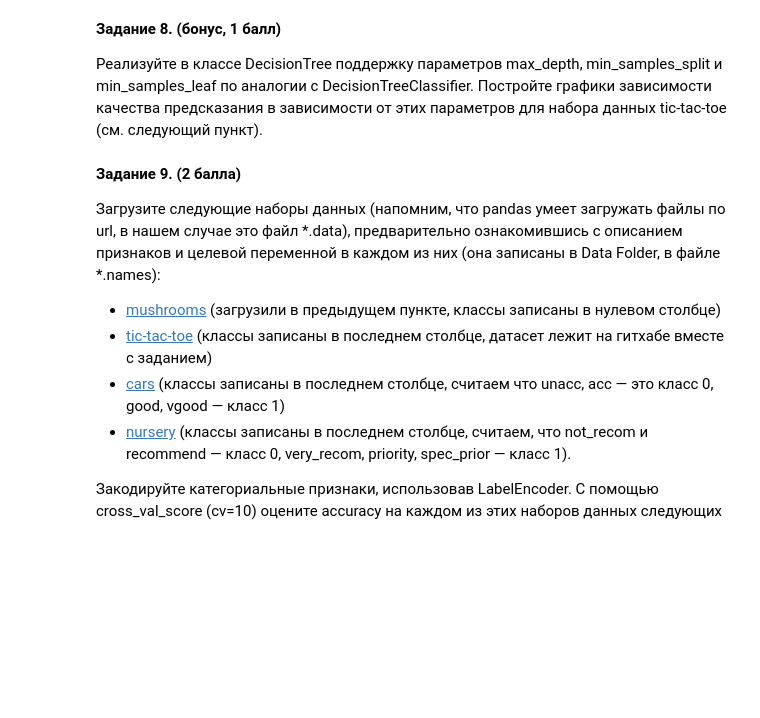
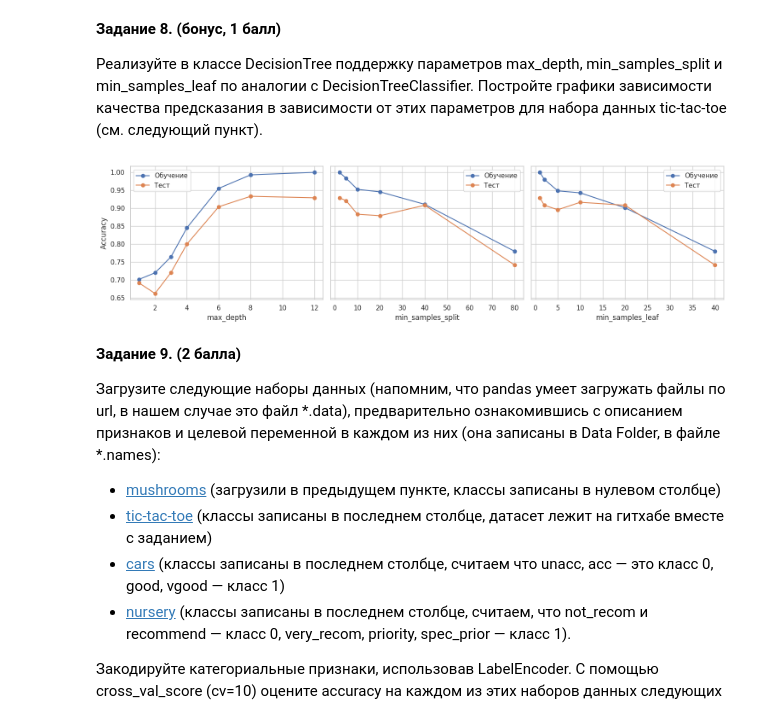
Before and after one commit to DanielSnadon/ML-5sem, a Jupyter notebook: hw2/hw2-trees.ipynb, the cells around one changed output. Cells and saved outputs as stored; diff of their text form; code cells hidden in the pictures; blank space fills up the shorter version.

```diff
--- a/hw2/hw2-trees.ipynb
+++ b/hw2/hw2-trees.ipynb
@@ -125,6 +268,57 @@ __Задание 7. (0.5 балла)__
 __Задание 8. (бонус, 1 балл)__
 
 Реализуйте в классе DecisionTree поддержку параметров max_depth, min_samples_split и min_samples_leaf по аналогии с DecisionTreeClassifier. Постройте графики зависимости качества предсказания в зависимости от этих параметров для набора данных tic-tac-toe (см. следующий пункт).
+# %%
+import importlib
+import hw2code
+
+from sklearn.metrics import accuracy_score
+from sklearn.preprocessing import LabelEncoder
+
+importlib.reload(hw2code)
+
+games = pd.read_csv("datasets/tic-tac-toe-endgame.csv")
+X = games.iloc[:, :-1].apply(
+    lambda column: LabelEncoder().fit_transform(column)
+).to_numpy()
+y = LabelEncoder().fit_transform(games.iloc[:, -1])
+
+xTrain, xTest, yTrain, yTest = train_test_split(
+    X, y, test_size=0.25, random_state=42, stratify=y
+)
+
+settings = {
+    "max_depth": [1, 2, 3, 4, 6, 8, 12],
+    "min_samples_split": [2, 5, 10, 20, 40, 80],
+    "min_samples_leaf": [1, 2, 5, 10, 20, 40],
+}
+
+fig, axes = plt.subplots(1, 3, figsize=(15, 4), sharey=True)
+
+for ax, (parameter, candidates) in zip(axes, settings.items()):
+    trainScores = []
+    testScores = []
+
+    for value in candidates:
+        tree = hw2code.DecisionTree(
+            feature_types=["categorical"] * X.shape[1],
+            **{parameter: value},
+        )
+        tree.fit(xTrain, yTrain)
+
+        trainScores.append(accuracy_score(yTrain, tree.predict(xTrain)))
+        testScores.append(accuracy_score(yTest, tree.predict(xTest)))
+
+    ax.plot(candidates, trainScores, marker="o", label="Обучение")
+    ax.plot(candidates, testScores, marker="o", label="Тест")
+    ax.set_xlabel(parameter)
+    ax.legend()
+
+axes[0].set_ylabel("Accuracy")
+fig.tight_layout()
+plt.show()
+# %% [output]
+[figure, added]
 # %% [markdown]
 __Задание 9. (2 балла)__
 
```
Also changed, not shown: parts of 19 cells of this notebook, 3 other files.
